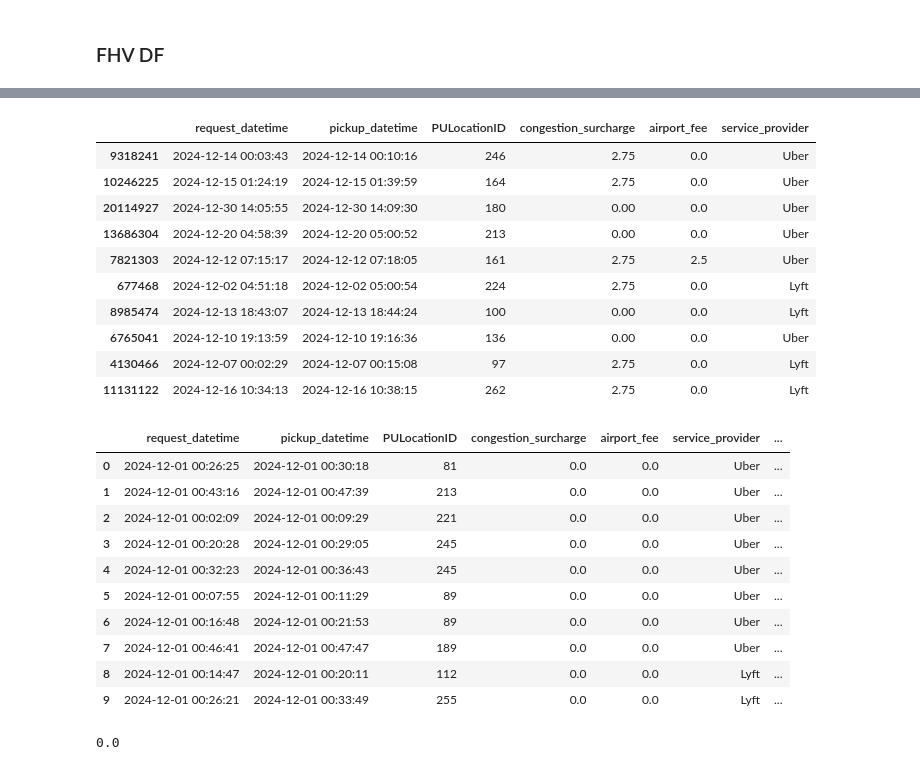
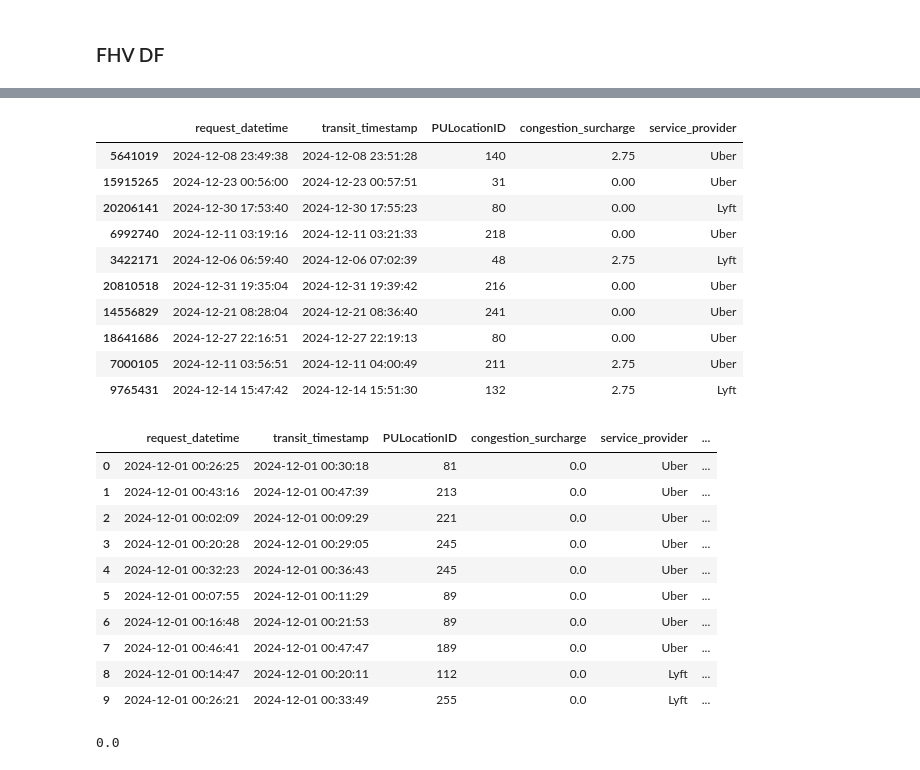
Before and after one commit to ikml-bsrn/NYC_Transportation_Demand, a Jupyter notebook: NYC_transportation_demand.ipynb, the cells around one changed output, grey strips where cells are left out. Saved outputs shown, nothing was run; the diff lists cells and outputs as text; code cells hidden in the pictures.

```diff
--- a/NYC_transportation_demand.ipynb
+++ b/NYC_transportation_demand.ipynb
@@ -210,39 +196,41 @@ fhv_trip_df.drop(columns=['hvfhs_license_num',
                           'dispatching_base_num','originating_base_num',
                           'shared_request_flag','shared_match_flag','access_a_ride_flag',
                           'wav_request_flag','wav_match_flag','DOLocationID','on_scene_datetime','dropoff_datetime','trip_miles','trip_time',
-                          'base_passenger_fare','tolls','bcf','sales_tax','tips','driver_pay'
+                          'base_passenger_fare','tolls','bcf','sales_tax','tips','driver_pay','airport_fee'
                           ],
                           inplace=True)
 
+fhv_trip_df.rename(columns={'pickup_datetime':'transit_timestamp'},inplace=True)
+
 fhv_trip_df.sample(10)
 # %% [output]
-|  | request_datetime | pickup_datetime | PULocationID | congestion_surcharge | airport_fee | service_provider |
-| 9318241 | 2024-12-14 00:03:43 | 2024-12-14 00:10:16 | 246 | 2.75 | 0.0 | Uber |
-| 10246225 | 2024-12-15 01:24:19 | 2024-12-15 01:39:59 | 164 | 2.75 | 0.0 | Uber |
-| 20114927 | 2024-12-30 14:05:55 | 2024-12-30 14:09:30 | 180 | 0.00 | 0.0 | Uber |
-| 13686304 | 2024-12-20 04:58:39 | 2024-12-20 05:00:52 | 213 | 0.00 | 0.0 | Uber |
-| 7821303 | 2024-12-12 07:15:17 | 2024-12-12 07:18:05 | 161 | 2.75 | 2.5 | Uber |
-| 677468 | 2024-12-02 04:51:18 | 2024-12-02 05:00:54 | 224 | 2.75 | 0.0 | Lyft |
-| 8985474 | 2024-12-13 18:43:07 | 2024-12-13 18:44:24 | 100 | 0.00 | 0.0 | Lyft |
-| 6765041 | 2024-12-10 19:13:59 | 2024-12-10 19:16:36 | 136 | 0.00 | 0.0 | Uber |
-| 4130466 | 2024-12-07 00:02:29 | 2024-12-07 00:15:08 | 97 | 2.75 | 0.0 | Lyft |
-| 11131122 | 2024-12-16 10:34:13 | 2024-12-16 10:38:15 | 262 | 2.75 | 0.0 | Lyft |
+|  | request_datetime | transit_timestamp | PULocationID | congestion_surcharge | service_provider |
+| 5641019 | 2024-12-08 23:49:38 | 2024-12-08 23:51:28 | 140 | 2.75 | Uber |
+| 15915265 | 2024-12-23 00:56:00 | 2024-12-23 00:57:51 | 31 | 0.00 | Uber |
+| 20206141 | 2024-12-30 17:53:40 | 2024-12-30 17:55:23 | 80 | 0.00 | Lyft |
+| 6992740 | 2024-12-11 03:19:16 | 2024-12-11 03:21:33 | 218 | 0.00 | Uber |
+| 3422171 | 2024-12-06 06:59:40 | 2024-12-06 07:02:39 | 48 | 2.75 | Lyft |
+| 20810518 | 2024-12-31 19:35:04 | 2024-12-31 19:39:42 | 216 | 0.00 | Uber |
+| 14556829 | 2024-12-21 08:28:04 | 2024-12-21 08:36:40 | 241 | 0.00 | Uber |
+| 18641686 | 2024-12-27 22:16:51 | 2024-12-27 22:19:13 | 80 | 0.00 | Uber |
+| 7000105 | 2024-12-11 03:56:51 | 2024-12-11 04:00:49 | 211 | 2.75 | Uber |
+| 9765431 | 2024-12-14 15:47:42 | 2024-12-14 15:51:30 | 132 | 2.75 | Lyft |
 # %%
-fhv_trip_df['waiting_time'] = fhv_trip_df['pickup_datetime'].dt.minute - fhv_trip_df['request_datetime'].dt.minute
+fhv_trip_df['waiting_time'] = fhv_trip_df['transit_timestamp'].dt.minute - fhv_trip_df['request_datetime'].dt.minute
 
 fhv_trip_df.head(10)
 # %% [output]
-|  | request_datetime | pickup_datetime | PULocationID | congestion_surcharge | airport_fee | service_provider | ... |
-| 0 | 2024-12-01 00:26:25 | 2024-12-01 00:30:18 | 81 | 0.0 | 0.0 | Uber | ... |
-| 1 | 2024-12-01 00:43:16 | 2024-12-01 00:47:39 | 213 | 0.0 | 0.0 | Uber | ... |
-| 2 | 2024-12-01 00:02:09 | 2024-12-01 00:09:29 | 221 | 0.0 | 0.0 | Uber | ... |
-| 3 | 2024-12-01 00:20:28 | 2024-12-01 00:29:05 | 245 | 0.0 | 0.0 | Uber | ... |
-| 4 | 2024-12-01 00:32:23 | 2024-12-01 00:36:43 | 245 | 0.0 | 0.0 | Uber | ... |
-| 5 | 2024-12-01 00:07:55 | 2024-12-01 00:11:29 | 89 | 0.0 | 0.0 | Uber | ... |
-| 6 | 2024-12-01 00:16:48 | 2024-12-01 00:21:53 | 89 | 0.0 | 0.0 | Uber | ... |
-| 7 | 2024-12-01 00:46:41 | 2024-12-01 00:47:47 | 189 | 0.0 | 0.0 | Uber | ... |
-| 8 | 2024-12-01 00:14:47 | 2024-12-01 00:20:11 | 112 | 0.0 | 0.0 | Lyft | ... |
-| 9 | 2024-12-01 00:26:21 | 2024-12-01 00:33:49 | 255 | 0.0 | 0.0 | Lyft | ... |
+|  | request_datetime | transit_timestamp | PULocationID | congestion_surcharge | service_provider | ... |
+| 0 | 2024-12-01 00:26:25 | 2024-12-01 00:30:18 | 81 | 0.0 | Uber | ... |
+| 1 | 2024-12-01 00:43:16 | 2024-12-01 00:47:39 | 213 | 0.0 | Uber | ... |
+| 2 | 2024-12-01 00:02:09 | 2024-12-01 00:09:29 | 221 | 0.0 | Uber | ... |
+| 3 | 2024-12-01 00:20:28 | 2024-12-01 00:29:05 | 245 | 0.0 | Uber | ... |
+| 4 | 2024-12-01 00:32:23 | 2024-12-01 00:36:43 | 245 | 0.0 | Uber | ... |
+| 5 | 2024-12-01 00:07:55 | 2024-12-01 00:11:29 | 89 | 0.0 | Uber | ... |
+| 6 | 2024-12-01 00:16:48 | 2024-12-01 00:21:53 | 89 | 0.0 | Uber | ... |
+| 7 | 2024-12-01 00:46:41 | 2024-12-01 00:47:47 | 189 | 0.0 | Uber | ... |
+| 8 | 2024-12-01 00:14:47 | 2024-12-01 00:20:11 | 112 | 0.0 | Lyft | ... |
+| 9 | 2024-12-01 00:26:21 | 2024-12-01 00:33:49 | 255 | 0.0 | Lyft | ... |
 # %%
 print(fhv_trip_df['waiting_time'].isnull().sum() / len(fhv_trip_df)* 100)
 # %% [output]
```
Also changed, not shown: parts of 50 cells of this notebook, 1 other file.
